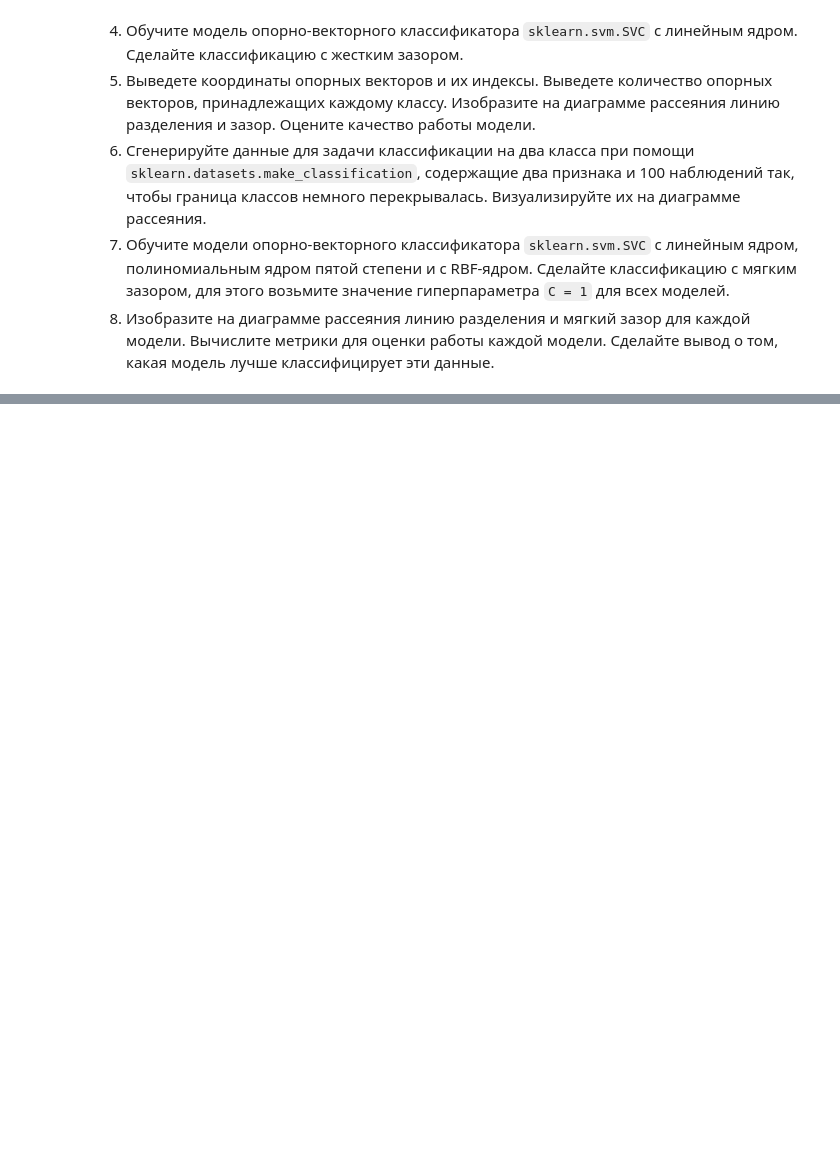
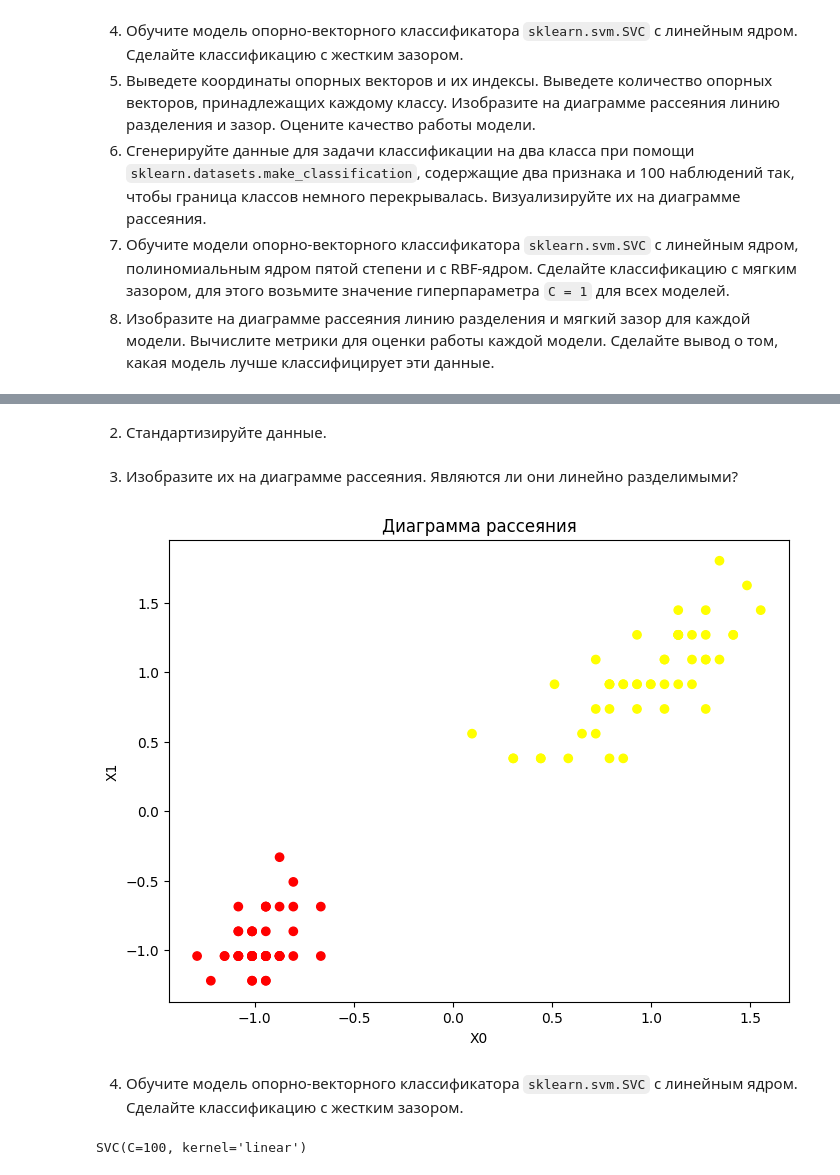
Before and after one commit to consciousnss/fa-machine-learning, a Jupyter notebook: semestr2/SVM.ipynb, the cells around one changed output, grey strips where cells are left out. Drawn from its saved outputs; the diff is of its cells as text; code cells hidden in the pictures; blank space fills up the shorter version.

```diff
--- a/semestr2/SVM.ipynb
+++ b/semestr2/SVM.ipynb
@@ -331,0 +334,27 @@ plot_decision_regions(X, y, svm_poly)
+# %%
+iris = load_iris()
+# %%
+X, y = iris.data[:100, 2:4], iris.target[:100]
+# %% [markdown]
+2. Стандартизируйте данные.
+# %%
+scaler = StandardScaler()
+X_scaled = scaler.fit_transform(X)
+# %% [markdown]
+3. Изобразите их на диаграмме рассеяния. Являются ли они линейно разделимыми?
+# %%
+plt.figure(figsize=(8, 6))
+plt.scatter(X_scaled[:, 0], X_scaled[:, 1], c=y, cmap='autumn')
+plt.title("Диаграмма рассеяния")
+plt.xlabel("X0")
+plt.ylabel("X1")
+plt.show()
+# %% [output]
+[figure, added]
+# %% [markdown]
+4. Обучите модель опорно-векторного классификатора `sklearn.svm.SVC` с линейным ядром. Сделайте классификацию с жестким зазором.
+# %%
+svm_linear = SVC(kernel="linear", C=100)
+svm_linear.fit(X, y)
+# %% [output]
+SVC(C=100, kernel='linear')
```
Also changed, not shown: parts of 25 cells of this notebook.
